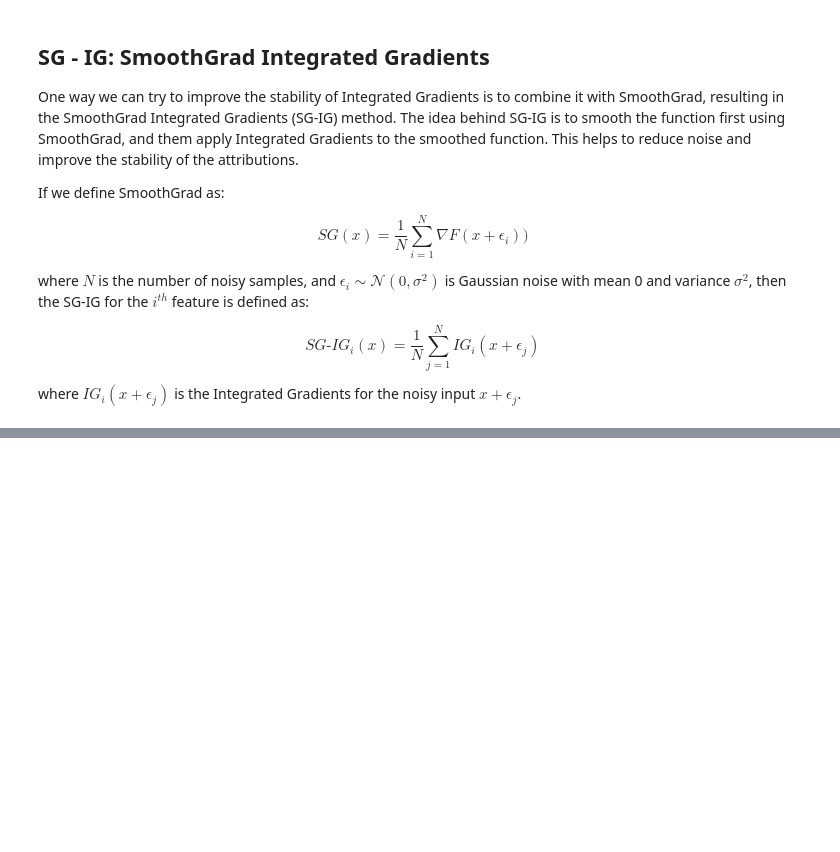
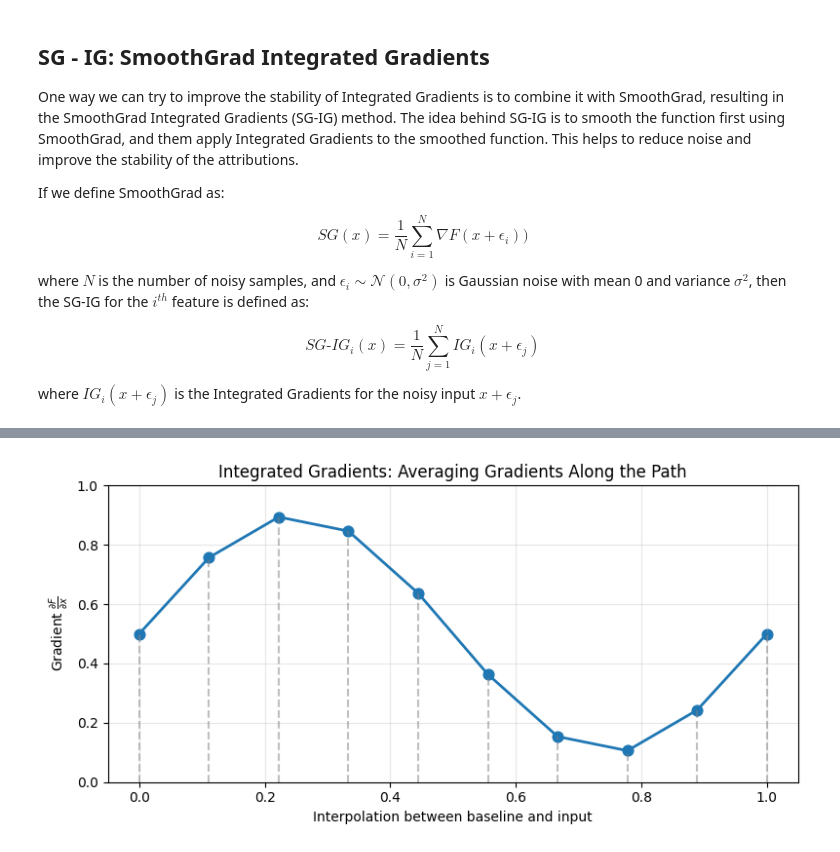
Before and after one commit to y-oth/dst_assessment2, a Jupyter notebook: Elliot M/IntegratedGradientsIntroduction.ipynb, the cells around one changed output, grey strips where cells are left out. Drawn from its saved outputs; the diff is of its cells as text; code cells hidden in the pictures; blank space fills up the shorter version.

```diff
--- a/Elliot M/IntegratedGradientsIntroduction.ipynb
+++ b/Elliot M/IntegratedGradientsIntroduction.ipynb
@@ -42,0 +47,32 @@ where $ IG_i(x + \epsilon_j) $ is the Integrated Gradients for the noisy input $
+# %%
+import numpy as np
+import matplotlib.pyplot as plt
+
+# α values (interpolation steps)
+m = 10
+alphas = np.linspace(0, 1, m)
+
+# A synthetic gradient function (just for illustration)
+grad = 0.5 + 0.4*np.sin(2*np.pi*alphas)  # pretend this is dF/dx at each α
+
+# Plot
+plt.figure(figsize=(8,4))
+
+# Continuous curve
+plt.plot(alphas, grad, linewidth=2)
+plt.scatter(alphas, grad, s=60)
+
+# Vertical bars (Riemann sum visualisation)
+for a, g in zip(alphas, grad):
+    plt.vlines(a, 0, g, colors='gray', linestyles='dashed', alpha=0.5)
+
+plt.xlabel(r'Interpolation between baseline and input')
+plt.ylabel(r'Gradient $\frac{\partial F}{\partial x}$')
+plt.title('Integrated Gradients: Averaging Gradients Along the Path')
+
+plt.ylim(0, 1)
+plt.grid(alpha=0.3)
+plt.tight_layout()
+plt.show()
+# %% [output]
+[figure, added]
```
Also changed, not shown: parts of 3 cells of this notebook.
